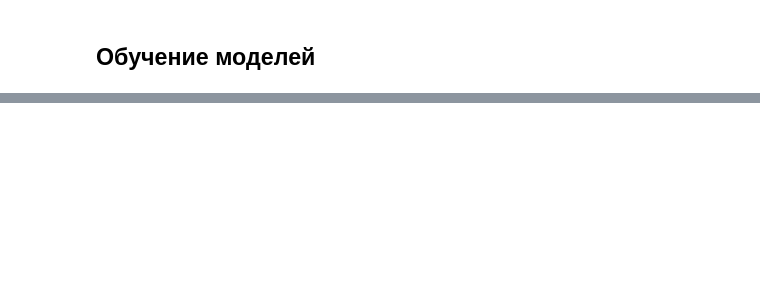
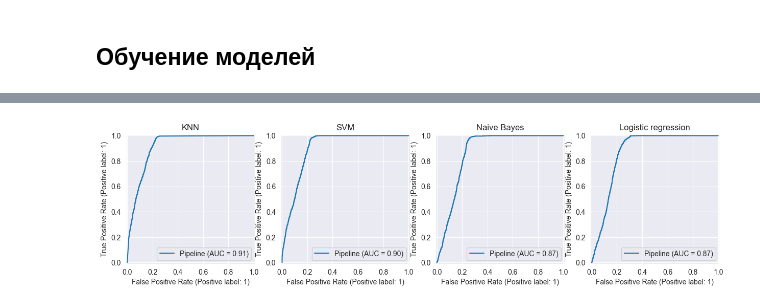
Before and after one commit to stwz13/ml, a Jupyter notebook: lab3.ipynb, the cells around one changed output, grey strips where cells are left out. Cells and saved outputs as stored; diff of their text form; code cells hidden in the pictures; blank space fills up the shorter version.

```diff
--- a/lab3.ipynb
+++ b/lab3.ipynb
@@ -404,0 +807,9 @@ val_models = train_models_with_val(X_train, y_train, X_val, y_val, models_grid)
+# %%
+fix, axes = plt.subplots(1, 4, figsize=(15, 10))
+
+for ax, (alg_name, model_info) in zip(axes, models_reports.items()):
+    model = model_info["model"]
+    RocCurveDisplay.from_estimator(model, X_test, y_test, ax=ax)
+    ax.set_title(alg_name)
+# %% [output]
+[figure, added]
```
Also changed, not shown: parts of 31 cells of this notebook, 4 other files.
